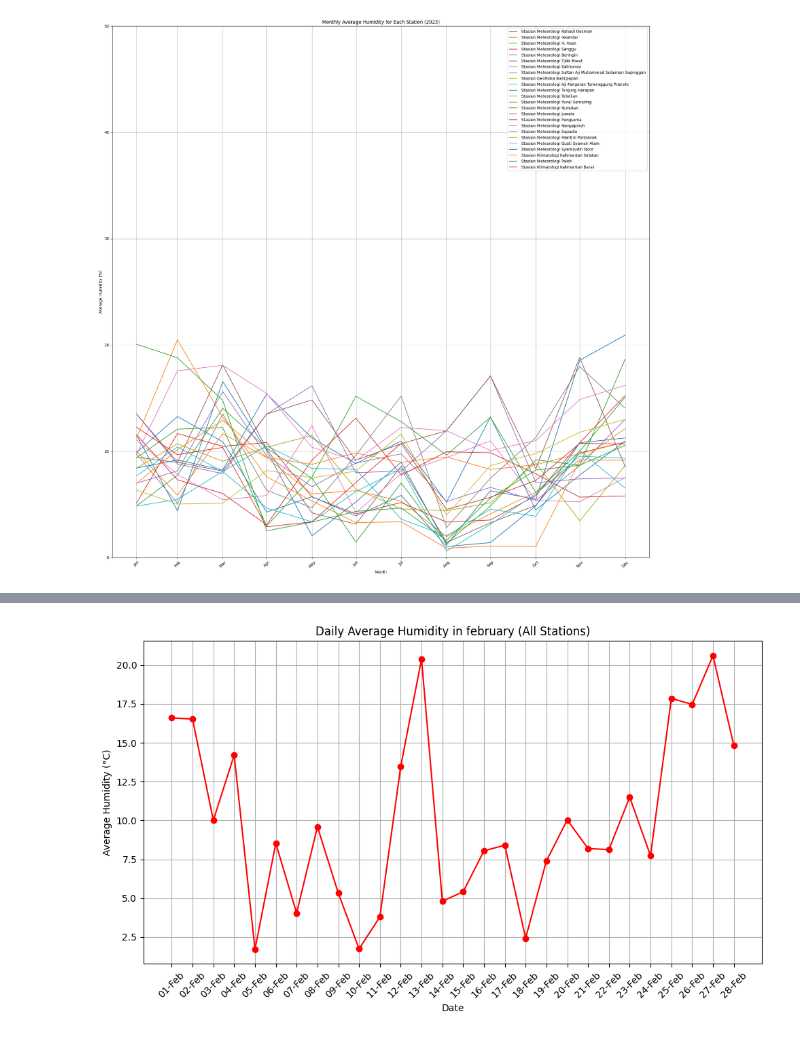
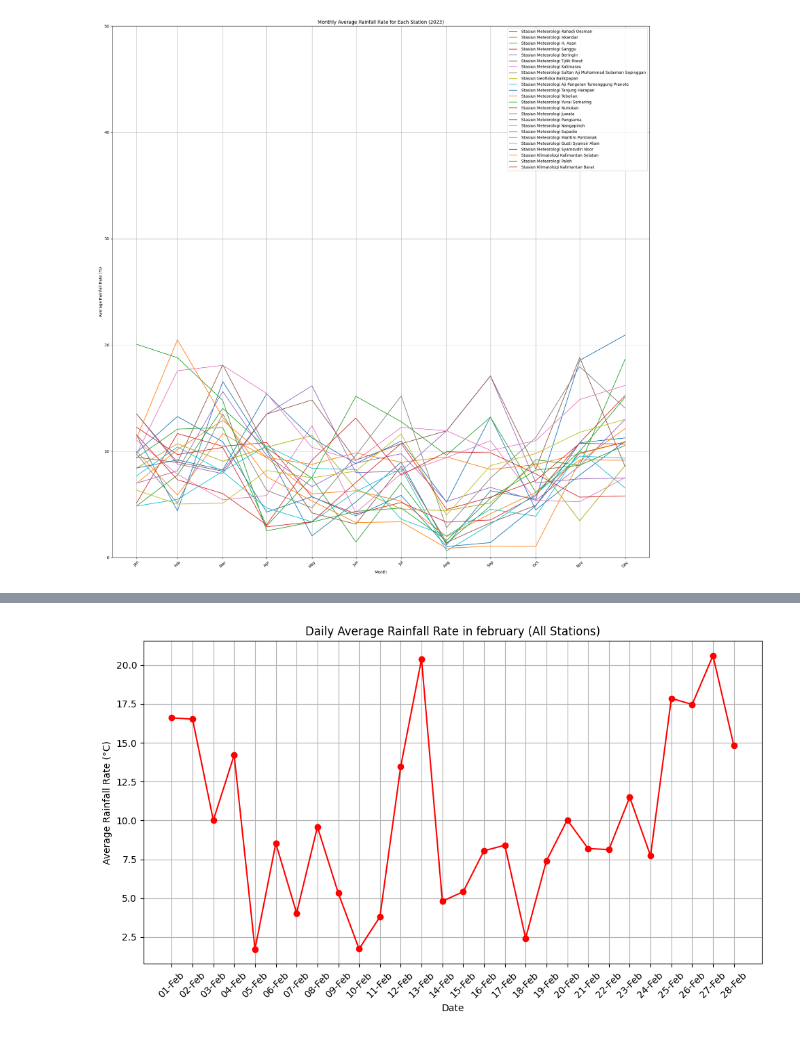
Before and after one commit to syadrn/Proyek-Kapita-Selekta, a Jupyter notebook: Tugas proyek akhir meteo/data_curah hujan_bulanan.ipynb, the cells around one changed output, grey strips where cells are left out. Saved outputs shown, nothing was run; the diff lists cells and outputs as text; code cells hidden in the pictures.

```diff
--- a/Tugas proyek akhir meteo/data_curah hujan_bulanan.ipynb
+++ b/Tugas proyek akhir meteo/data_curah hujan_bulanan.ipynb
@@ -145,26 +145,26 @@ plt.show()
 # %%
 # Calculate the daily mean for all stations combined
 daily_avg = df_transposed.mean(axis=1)
 
 # Filter the data for the month of January
 february_avg = daily_avg[daily_avg.index.month == 2]
 
 # Plot the daily average for January
 plt.figure(figsize=(10, 6))
-plt.plot(february_avg.index, february_avg, label='Average Humidity (All Stations)', marker='o',color='r')
+plt.plot(february_avg.index, february_avg, label='Average Rainfall Rate (All Stations)', marker='o',color='r')
 
-plt.title('Daily Average Humidity in february (All Stations)')
+plt.title('Daily Average Rainfall Rate in february (All Stations)')
 plt.xlabel('Date')
-plt.ylabel('Average Humidity (°C)')
+plt.ylabel('Average Rainfall Rate (°C)')
 plt.xticks(february_avg.index, february_avg.index.strftime('%d-%b'), rotation=45)
 
 plt.grid(True)
 plt.tight_layout()
 
 # Show the plot
 plt.show()
 # %% [output]
-[figure, old version]
+[figure, new version]
 # %%
 # Calculate the daily mean for all stations combined
 daily_avg = df_transposed.mean(axis=1)
```
Also changed, not shown: parts of 12 cells of this notebook, 1 other file.
